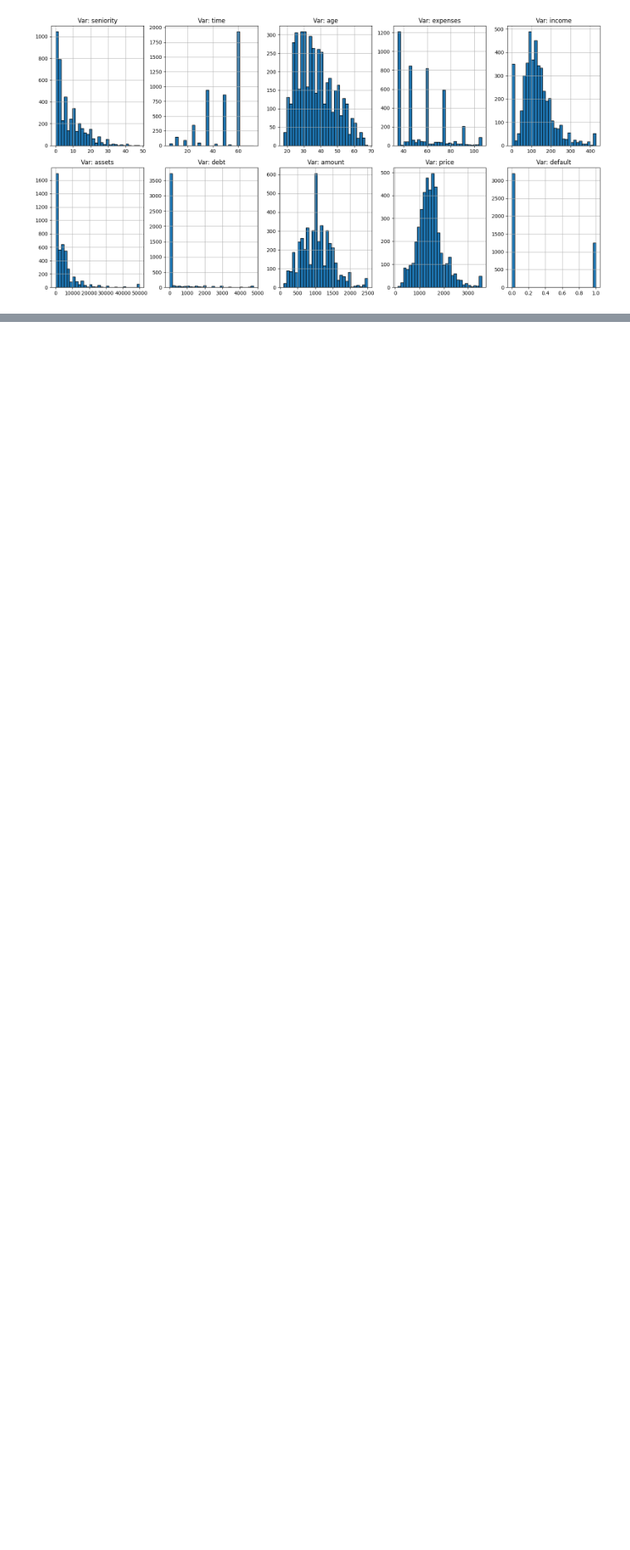
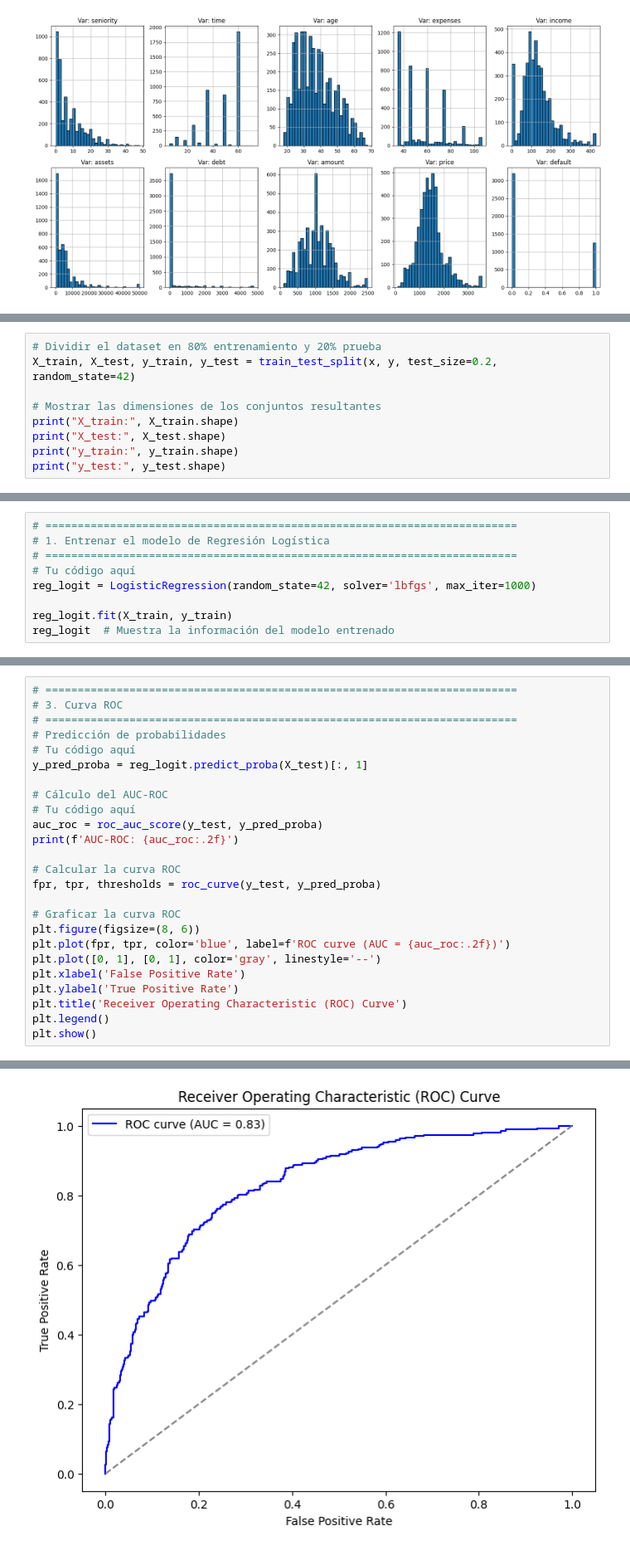
Before and after one commit to DsRaul/Creding_Scoring, a Jupyter notebook: Credit_Scoring_Prediction_RS.ipynb, the cells around one changed output, grey strips where cells are left out. Shown at 83% size. Saved outputs shown, nothing was run; the diff lists cells and outputs as text; blank space fills up the shorter version.

Commit message:
Update Credit_Scoring_Prediction_RS.ipynb
03-03-2025

```diff
--- a/Credit_Scoring_Prediction_RS.ipynb
+++ b/Credit_Scoring_Prediction_RS.ipynb
@@ -528,0 +663,9 @@ plt.show()
+# %%
+# Dividir el dataset en 80% entrenamiento y 20% prueba
+X_train, X_test, y_train, y_test = train_test_split(x, y, test_size=0.2, random_state=42)
+
+# Mostrar las dimensiones de los conjuntos resultantes
+print("X_train:", X_train.shape)
+print("X_test:", X_test.shape)
+print("y_train:", y_train.shape)
+print("y_test:", y_test.shape)
@@ -528,0 +683,9 @@ plt.show()
+# %%
+# =========================================================================
+# 1. Entrenar el modelo de Regresión Logística
+# =========================================================================
+# Tu código aquí
+reg_logit = LogisticRegression(random_state=42, solver='lbfgs', max_iter=1000)
+
+reg_logit.fit(X_train, y_train)
+reg_logit  # Muestra la información del modelo entrenado
@@ -528,0 +727,26 @@ plt.show()
+# %%
+# =========================================================================
+# 3. Curva ROC
+# =========================================================================
+# Predicción de probabilidades
+# Tu código aquí
+y_pred_proba = reg_logit.predict_proba(X_test)[:, 1]
+
+# Cálculo del AUC-ROC
+# Tu código aquí
+auc_roc = roc_auc_score(y_test, y_pred_proba)
+print(f'AUC-ROC: {auc_roc:.2f}')
+
+# Calcular la curva ROC
+fpr, tpr, thresholds = roc_curve(y_test, y_pred_proba)
+
+# Graficar la curva ROC
+plt.figure(figsize=(8, 6))
+plt.plot(fpr, tpr, color='blue', label=f'ROC curve (AUC = {auc_roc:.2f})')
+plt.plot([0, 1], [0, 1], color='gray', linestyle='--')
+plt.xlabel('False Positive Rate')
+plt.ylabel('True Positive Rate')
+plt.title('Receiver Operating Characteristic (ROC) Curve')
+plt.legend()
+plt.show()
+# %% [output]
@@ -528,0 +754 @@ plt.show()
+[figure, added]
```
Also changed, not shown: parts of 56 cells of this notebook.
